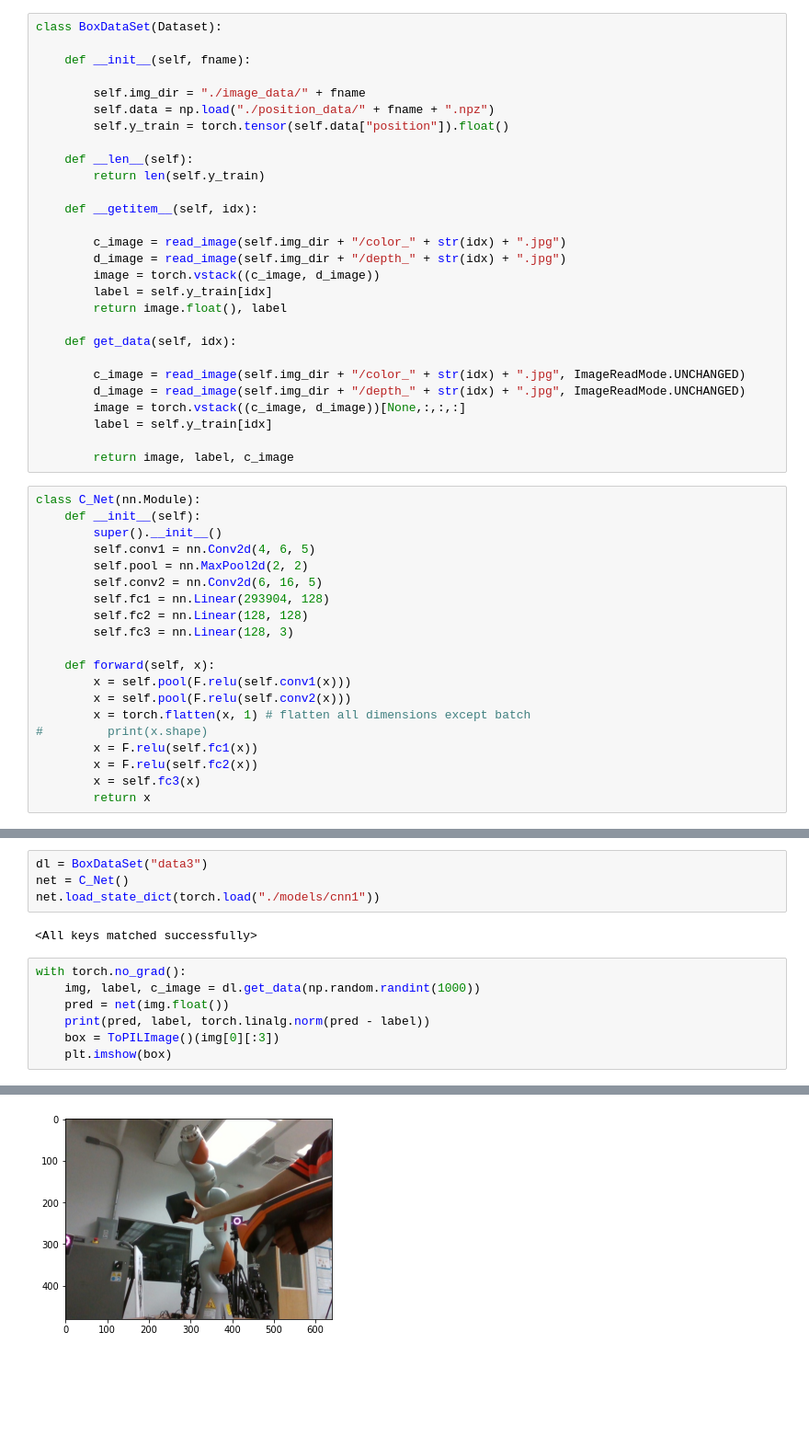
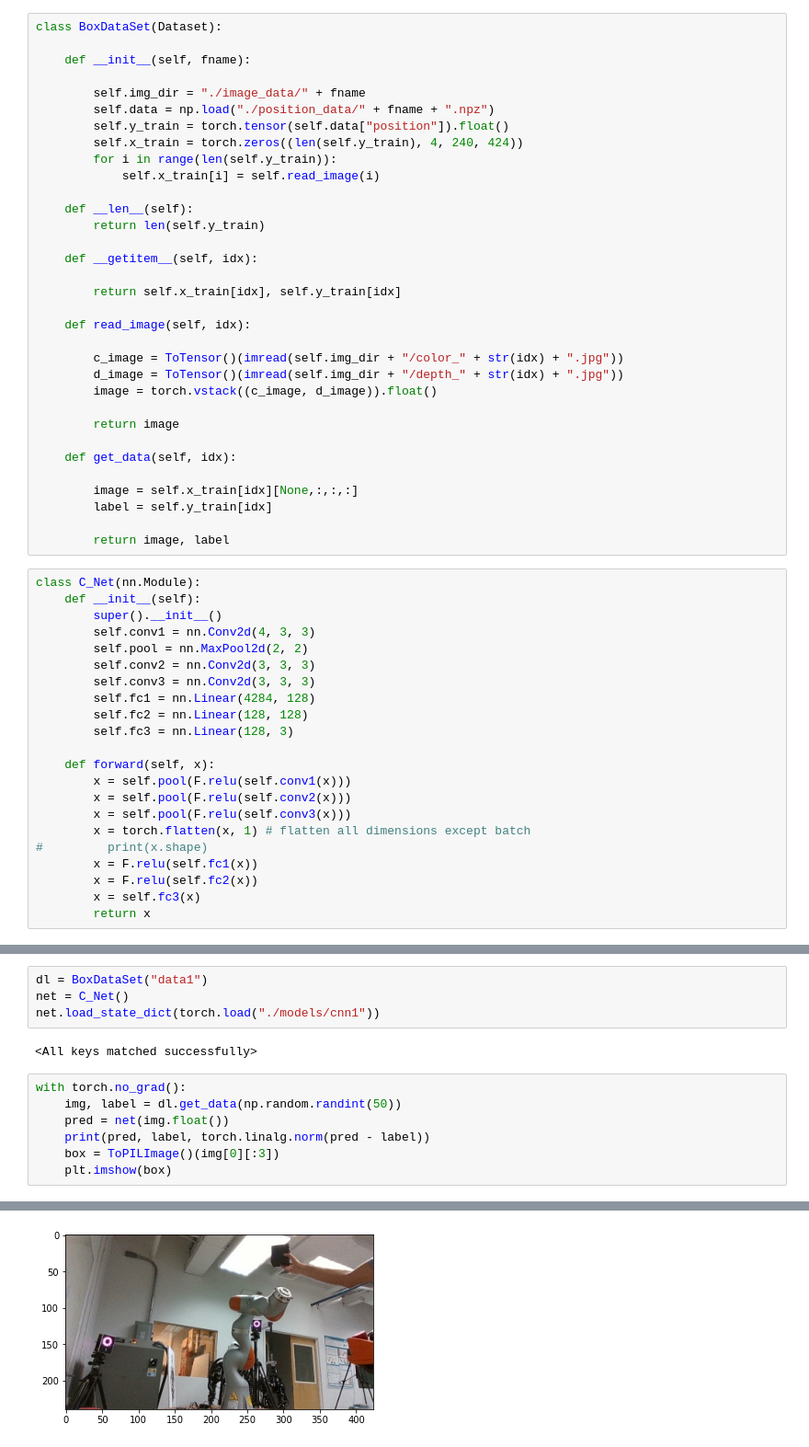
Before and after one commit to machines-in-motion/ioc_qp, a Jupyter notebook: vision/object_tracking.ipynb, the cells around one changed output, grey strips where cells are left out. Shown at 92% size. Cells and saved outputs as stored; diff of their text form; blank space fills up the shorter version.

```diff
--- a/vision/object_tracking.ipynb
+++ b/vision/object_tracking.ipynb
@@ -46,40 +62,47 @@ class BoxDataSet(Dataset):
         self.img_dir = "./image_data/" + fname
         self.data = np.load("./position_data/" + fname + ".npz")
         self.y_train = torch.tensor(self.data["position"]).float()
+        self.x_train = torch.zeros((len(self.y_train), 4, 240, 424))
+        for i in range(len(self.y_train)):
+            self.x_train[i] = self.read_image(i)
 
     def __len__(self):
         return len(self.y_train)
 
     def __getitem__(self, idx):
 
-        c_image = read_image(self.img_dir + "/color_" + str(idx) + ".jpg")
-        d_image = read_image(self.img_dir + "/depth_" + str(idx) + ".jpg")
-        image = torch.vstack((c_image, d_image))
-        label = self.y_train[idx]
-        return image.float(), label
+        return self.x_train[idx], self.y_train[idx]
+
+    def read_image(self, idx):
+
+        c_image = ToTensor()(imread(self.img_dir + "/color_" + str(idx) + ".jpg"))
+        d_image = ToTensor()(imread(self.img_dir + "/depth_" + str(idx) + ".jpg"))
+        image = torch.vstack((c_image, d_image)).float()
+
+        return image
 
     def get_data(self, idx):
 
-        c_image = read_image(self.img_dir + "/color_" + str(idx) + ".jpg", ImageReadMode.UNCHANGED)
-        d_image = read_image(self.img_dir + "/depth_" + str(idx) + ".jpg", ImageReadMode.UNCHANGED)
-        image = torch.vstack((c_image, d_image))[None,:,:,:]
+        image = self.x_train[idx][None,:,:,:]
         label = self.y_train[idx]
 
-        return image, label, c_image
+        return image, label
 # %%
 class C_Net(nn.Module):
     def __init__(self):
         super().__init__()
-        self.conv1 = nn.Conv2d(4, 6, 5)
+        self.conv1 = nn.Conv2d(4, 3, 3)
         self.pool = nn.MaxPool2d(2, 2)
-        self.conv2 = nn.Conv2d(6, 16, 5)
-        self.fc1 = nn.Linear(293904, 128)
+        self.conv2 = nn.Conv2d(3, 3, 3)
+        self.conv3 = nn.Conv2d(3, 3, 3)
+        self.fc1 = nn.Linear(4284, 128)
         self.fc2 = nn.Linear(128, 128)
         self.fc3 = nn.Linear(128, 3)
 
     def forward(self, x):
         x = self.pool(F.relu(self.conv1(x)))
         x = self.pool(F.relu(self.conv2(x)))
+        x = self.pool(F.relu(self.conv3(x)))
         x = torch.flatten(x, 1) # flatten all dimensions except batch
 #         print(x.shape)
         x = F.relu(self.fc1(x))
@@ -125,12 +155,12 @@ KeyboardInterrupt:
 # %%
-dl = BoxDataSet("data3")
+dl = BoxDataSet("data1")
 net = C_Net()
 net.load_state_dict(torch.load("./models/cnn1"))
 # %% [output]
 <All keys matched successfully>
 # %%
 with torch.no_grad():
-    img, label, c_image = dl.get_data(np.random.randint(1000))
+    img, label = dl.get_data(np.random.randint(50))
     pred = net(img.float())
     print(pred, label, torch.linalg.norm(pred - label))
     box = ToPILImage()(img[0][:3])
@@ -140 +170 @@ tensor([[0.4170, 0.0819, 0.4622]]) tensor([ 0.2622, -0.0345,  0.5465]) tensor(0.
-[figure, old version]
+[figure, new version]
```
Also changed, not shown: parts of 8 cells of this notebook, 5 other files.
